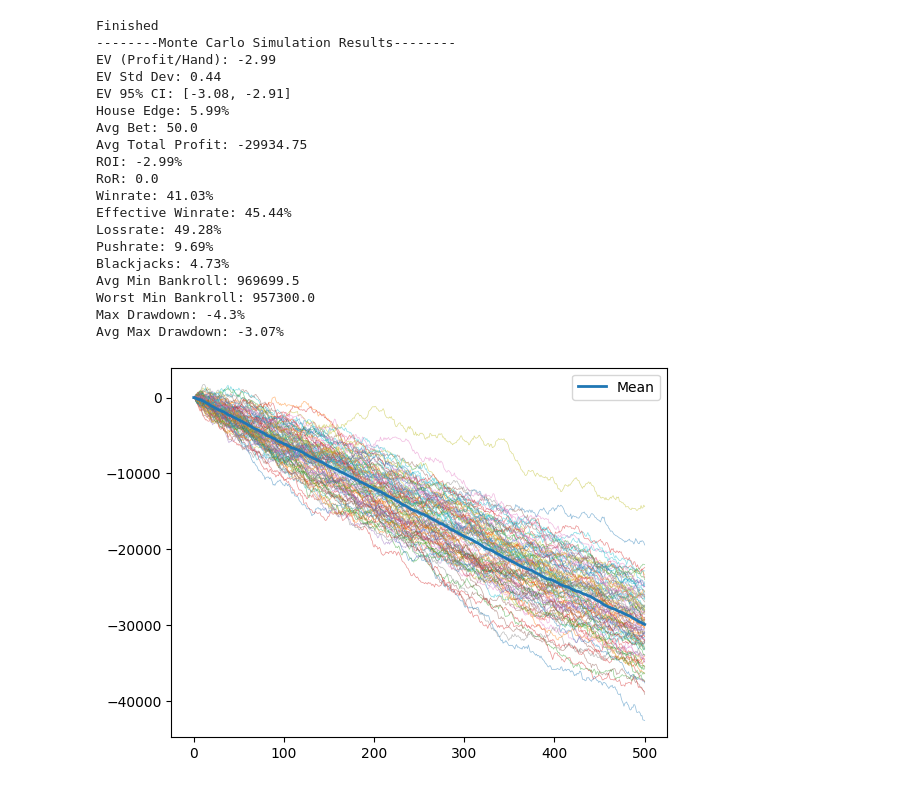
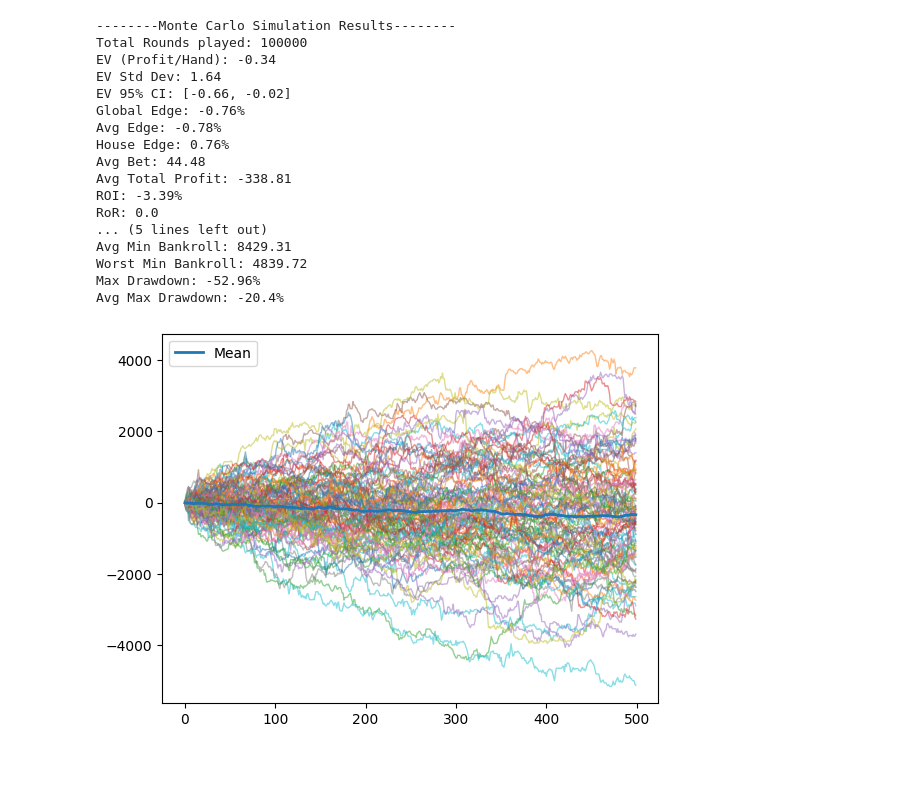
Before and after one commit to HyT08/blackjack-strategy-simulator, a Jupyter notebook: simulate.ipynb, the cells around one changed output. Drawn from its saved outputs; the diff is of its cells as text; code cells hidden in the pictures.

```diff
--- a/simulate.ipynb
+++ b/simulate.ipynb
@@ -3,32 +3,31 @@ import src.strategies
 import src.blackjack
 import src.monte_carlo
 # %%
-#choose the specifications for the simulation and the strategy to simulate with:
-simulation = src.blackjack.Simulation(performance_mode=True, finite_deck=False,
-                           num_of_decks=6, penetration=0.7 ,
-                           bets_active=True, bankroll=1000000,
+#choose the specifications for the simulation:
+simulation = src.blackjack.Simulation(performance_mode=True, finite_deck=True,
+                           num_of_decks=6, penetration=0.8 ,
+                           bets_active=True, bankroll=10000,
                            dealer_hit_17=True, blackjack_payout=1.5)
-strategy = src.strategies.basic_test
+#choose the strategy to simulate with:
+strategy = src.strategies.SimpleHiLoCounter()
 
-src.monte_carlo.monte_carlo(simulation, strategy, mc_runs=100, bj_rounds=10000, plot=True, plot_points=500)
+src.monte_carlo.monte_carlo(simulation, strategy, mc_runs=100, bj_rounds=1000, plot=True, plot_points=500)
 # %% [output]
-Finished
 --------Monte Carlo Simulation Results--------
-EV (Profit/Hand): -2.99
-EV Std Dev: 0.44
-EV 95% CI: [-3.08, -2.91]
-House Edge: 5.99%
-Avg Bet: 50.0
-Avg Total Profit: -29934.75
-ROI: -2.99%
+Total Rounds played: 100000
+EV (Profit/Hand): -0.34
+EV Std Dev: 1.64
+EV 95% CI: [-0.66, -0.02]
+Global Edge: -0.76%
+Avg Edge: -0.78%
+House Edge: 0.76%
+Avg Bet: 44.48
+Avg Total Profit: -338.81
+ROI: -3.39%
 RoR: 0.0
-Winrate: 41.03%
-Effective Winrate: 45.44%
-Lossrate: 49.28%
-Pushrate: 9.69%
-Blackjacks: 4.73%
-Avg Min Bankroll: 969699.5
-Worst Min Bankroll: 957300.0
-Max Drawdown: -4.3%
-Avg Max Drawdown: -3.07%
+... (5 lines left out)
+Avg Min Bankroll: 8429.31
+Worst Min Bankroll: 4839.72
+Max Drawdown: -52.96%
+Avg Max Drawdown: -20.4%
-[figure, old version]
+[figure, new version]
```
Also changed, not shown: 3 other files.
